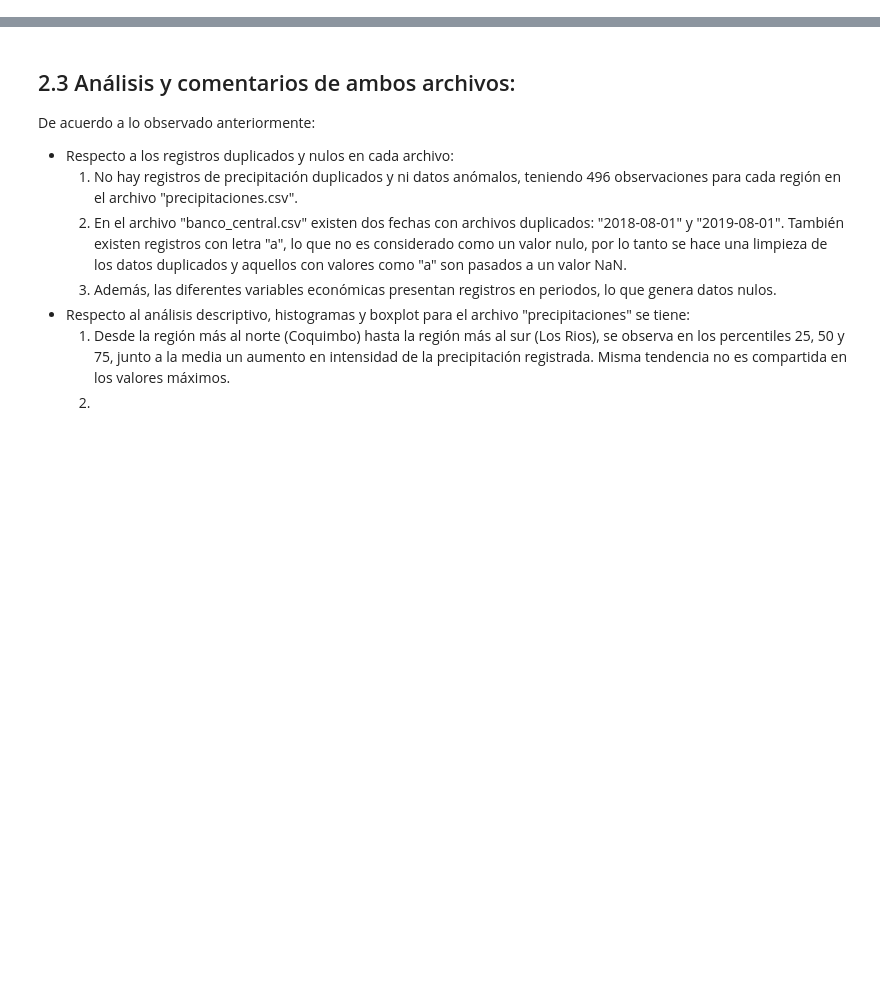
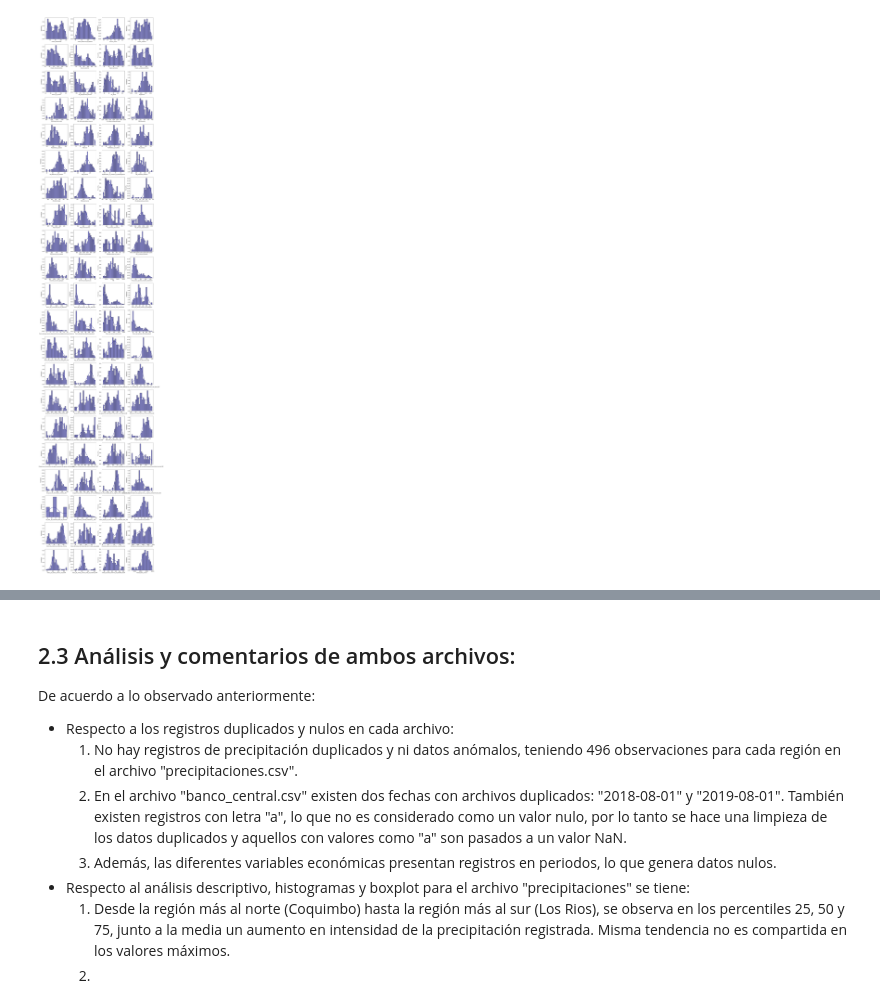
Before and after one commit to maniconaji/desafio_spike_precios, a Jupyter notebook: DesafíoSpikeManuelHuerta_v2.ipynb, the cells around one changed output, grey strips where cells are left out. Saved outputs shown, nothing was run; the diff lists cells and outputs as text; code cells hidden in the pictures; blank space fills up the shorter version.

```diff
--- a/DesafíoSpikeManuelHuerta_v2.ipynb
+++ b/DesafíoSpikeManuelHuerta_v2.ipynb
@@ -168,0 +122,23 @@ writer.close()
+# %%
+%%time
+
+df_bc = reading_csv(
+    path         = "Data/banco_central.csv",
+    date_column  = "Periodo",
+    date_format  = "%Y-%m-%d %H:%M:%S UTC",
+    dtype        = object
+)
+
+df_bc_cleaned = (
+    df_bc.pipe(drop_missing, date_column="Periodo")
+        .pipe(rename_index, "Periodo", "date")
+        .pipe(set_index_column, "date")
+        .pipe(SeriesBC_IMACEC)
+        .pipe(SeriesBC_PIB)
+        .pipe(SeriesBC_Precio)
+        .pipe(SeriesBC_Ocupacion)
+        .pipe(SeriesBC_TCMTCR)
+        .pipe(SeriesBC_Produccion)
+        .pipe(SeriesBc_Ventas)
+        .pipe(return_statical_summary_and_save, [.05, .25, .5, .75, .95], 'Output/Data/resumen_descriptivo_banco_central.csv', 'Output/Data/banco_central_cleaned.csv')
+)
@@ -168,0 +248,21 @@ writer.close()
+# %%
+fig, axes = plt.subplots(
+    ncols = 4, nrows = int(df_bc_cleaned.shape[1] / 4),
+    figsize = (20, 5 * int(df_bc_cleaned.shape[1] / 4)),
+    gridspec_kw = {"wspace": 0.25, "hspace": 0.25}
+)
+n = 0
+for ax in axes.flatten():
+    col_name = df_bc_cleaned.columns[n]
+    _ = sns.histplot(
+        data    = df_bc_cleaned,
+        x       = col_name,
+        color   = "navy",
+        stat    = "probability",
+        bins    = 2*k_bins(df_bc_cleaned[col_name].count()),
+        kde     = True,
+        ax      = ax
+    )
+    n += 1
+# %% [output]
+[figure, added]
```
Also changed, not shown: parts of 48 cells of this notebook, 1 other file.
